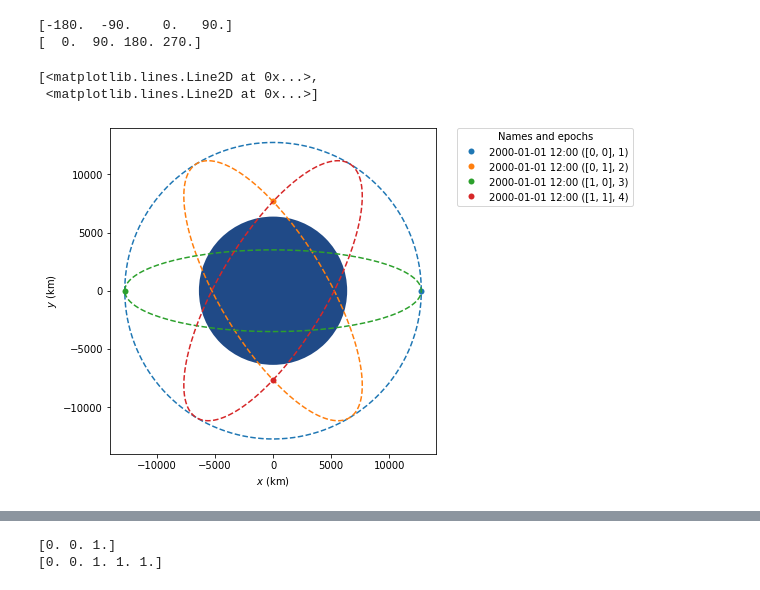
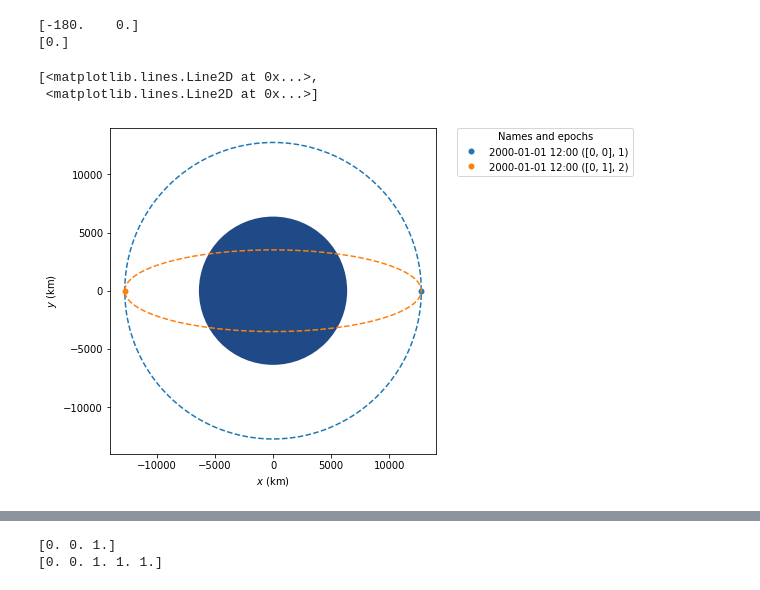
Before and after one commit to Hakiwen/flounder, a Jupyter notebook: starlink.ipynb, the cells around one changed output, grey strips where cells are left out. Saved outputs shown, nothing was run; the diff lists cells and outputs as text; code cells hidden in the pictures.

```diff
--- a/starlink.ipynb
+++ b/starlink.ipynb
@@ -37,19 +35,20 @@ ss[0] = Orbit.from_vectors(Earth, r[0], v[0])
 ss[1] = Orbit.from_vectors(Earth, r[1], v[1])
 
 # Problem Parameters
-t_window = 20.0
+# t_window = 20.0
+t_window = 10
 num_t_step = 100
 t_step = t_window/num_t_step
 t_unit = u.min
 # num_t_step = int(t_window/t_step)
 t_arr = np.linspace(0, t_window, num_t_step)
 
-orbit_start_time = 180
-
+# orbit_start_time = 180
+orbit_start_time = 60
 print(num_t_step)
 
 r_e = 6378.0
-# a = 1150.0
+# a = 2*1150.0
 a = r_e
 r_s = a + r_e
 # Globals
@@ -61,8 +60,8 @@ Earth_radius = r_e * u.km
 a_1_init = r_s * u.km
 ecc_1_init = 0 * u.one
 
-num_plane_1_init = 4
-num_sat_1_init = 4
+num_plane_1_init = 2
+num_sat_1_init = 1
 
 inc_1_init = 53 * u.deg
 
@@ -108,40 +93,40 @@ for p in range(num_plane_1_init):
 print(raan_1_init)
 print(argp_1_init)
 # %% [output]
-[-180.  -90.    0.   90.]
-[  0.  90. 180. 270.]
+[-180.    0.]
+[0.]
 # %%
 # frame = OrbitPlotter3D()
 frame = StaticOrbitPlotter()
 # ----- Four Satelites in Four Planes ------
 # frame.plot(sl_orbit_1_init[0, 0], label="[0, 0], 1")
 # frame.plot(sl_orbit_1_init[0, 1], label="[0, 1], 2")
 # frame.plot(sl_orbit_1_init[0, 2], label="[0, 2], 3")
 # frame.plot(sl_orbit_1_init[0, 3], label="[0, 3], 4")
 
 # frame.plot(sl_orbit_1_init[1, 0], label="[1, 0], 5")
 # frame.plot(sl_orbit_1_init[1, 1], label="[1, 1], 6")
 # frame.plot(sl_orbit_1_init[1, 2], label="[1, 2], 7")
 # frame.plot(sl_orbit_1_init[1, 3], label="[1, 3], 8")
 
 # frame.plot(sl_orbit_1_init[2, 0], label="[2, 0], 9")
 # frame.plot(sl_orbit_1_init[2, 1], label="[2, 1], 10")
 # frame.plot(sl_orbit_1_init[2, 2], label="[2, 2], 11")
 # frame.plot(sl_orbit_1_init[2, 3], label="[2, 3], 12")
 
 # frame.plot(sl_orbit_1_init[3, 0], label="[3, 0], 13")
 # frame.plot(sl_orbit_1_init[3, 1], label="[3, 1], 14")
 # frame.plot(sl_orbit_1_init[3, 2], label="[3, 2], 15")
 # frame.plot(sl_orbit_1_init[3, 3], label="[3, 3], 16")
 # ----- Two Satelites in Two Planes ------
 frame.plot(sl_orbit_1_init[0, 0], label="[0, 0], 1")
 frame.plot(sl_orbit_1_init[1, 0], label="[0, 1], 2")
-frame.plot(sl_orbit_1_init[2, 0], label="[1, 0], 3")
-frame.plot(sl_orbit_1_init[3, 0], label="[1, 1], 4")
+# frame.plot(sl_orbit_1_init[2, 0], label="[1, 0], 3")
+# frame.plot(sl_orbit_1_init[3, 0], label="[1, 1], 4")
 # %% [output]
 [<matplotlib.lines.Line2D at 0x...>,
  <matplotlib.lines.Line2D at 0x...>]
-[figure, old version]
+[figure, new version]
 # %%
 max_comm_range = 2*np.sqrt(np.power(r_s, 2) - np.power(r_e, 2))
 S = num_plane_1_init*num_sat_1_init
```
Also changed, not shown: parts of 14 cells of this notebook, 2 other files.
